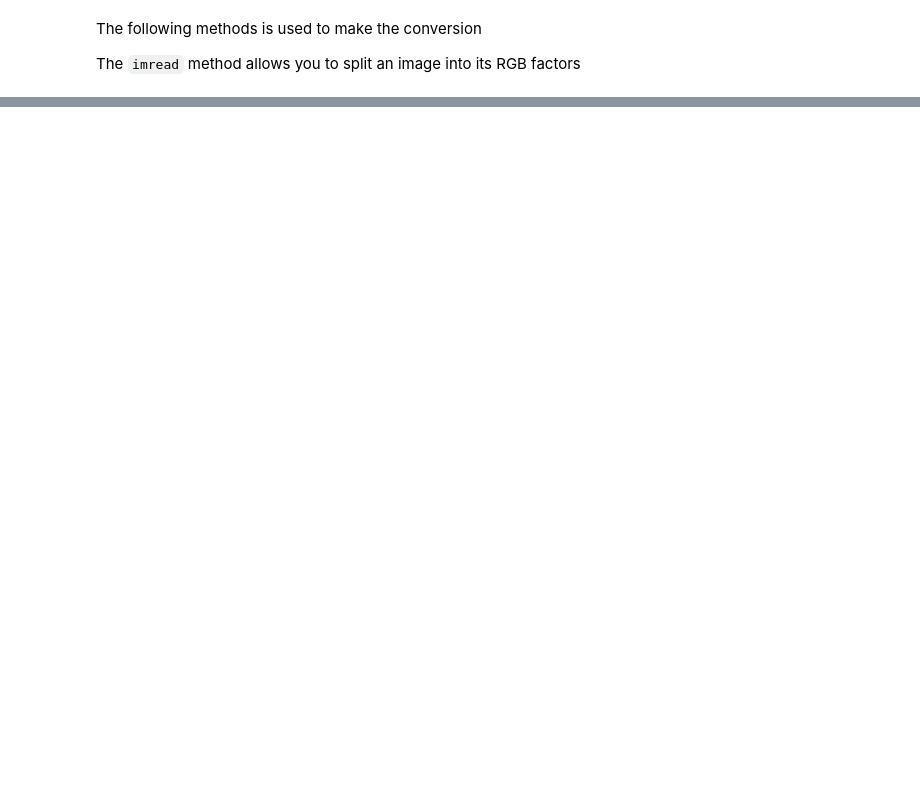
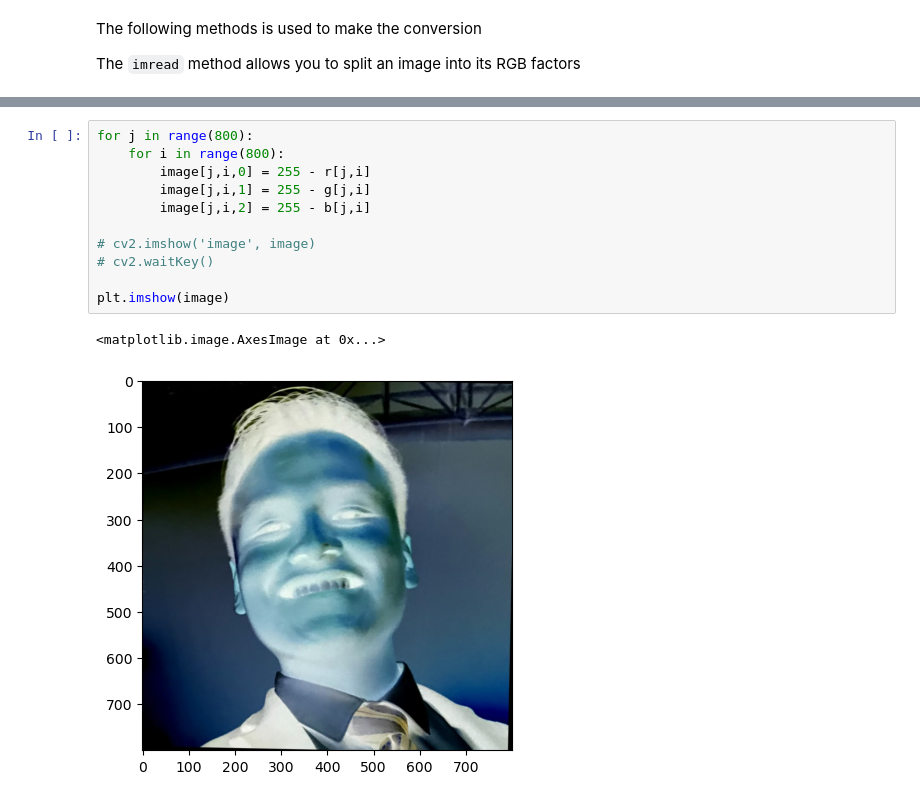
Before and after one commit to lalodsi/Artificial-Vision-Repository, a Jupyter notebook: src/1_Image_Inverter/Untitled.ipynb, the cells around one changed output, grey strips where cells are left out. Saved outputs shown, nothing was run; the diff lists cells and outputs as text; blank space fills up the shorter version.

```diff
--- a/src/1_Image_Inverter/Untitled.ipynb
+++ b/src/1_Image_Inverter/Untitled.ipynb
@@ -35,0 +67,14 @@ print(image.shape)
+# %%
+for j in range(800):
+    for i in range(800):
+        image[j,i,0] = 255 - r[j,i]
+        image[j,i,1] = 255 - g[j,i]
+        image[j,i,2] = 255 - b[j,i]
+
+# cv2.imshow('image', image)
+# cv2.waitKey()
+
+plt.imshow(image)
+# %% [output]
+<matplotlib.image.AxesImage at 0x...>
+[figure, added]
```
Also changed, not shown: parts of 9 cells of this notebook.
